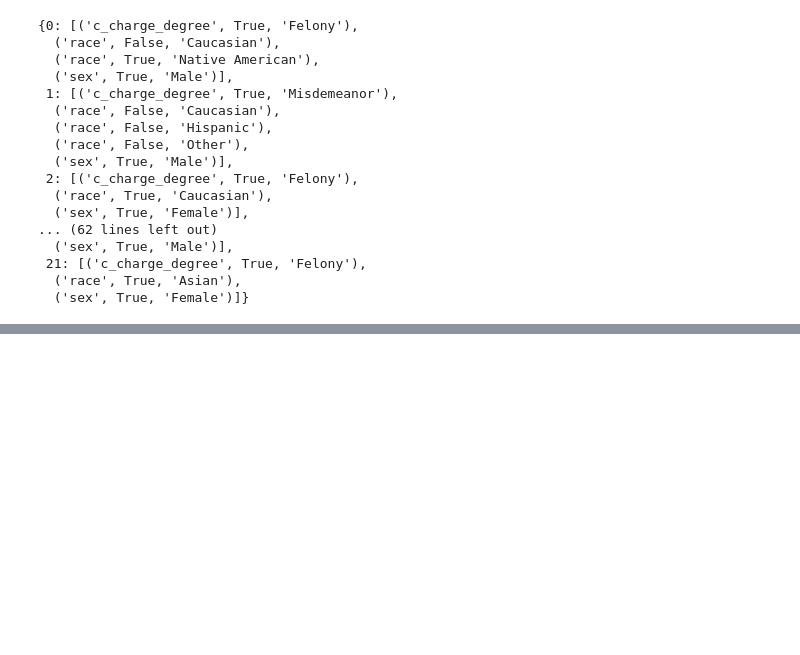
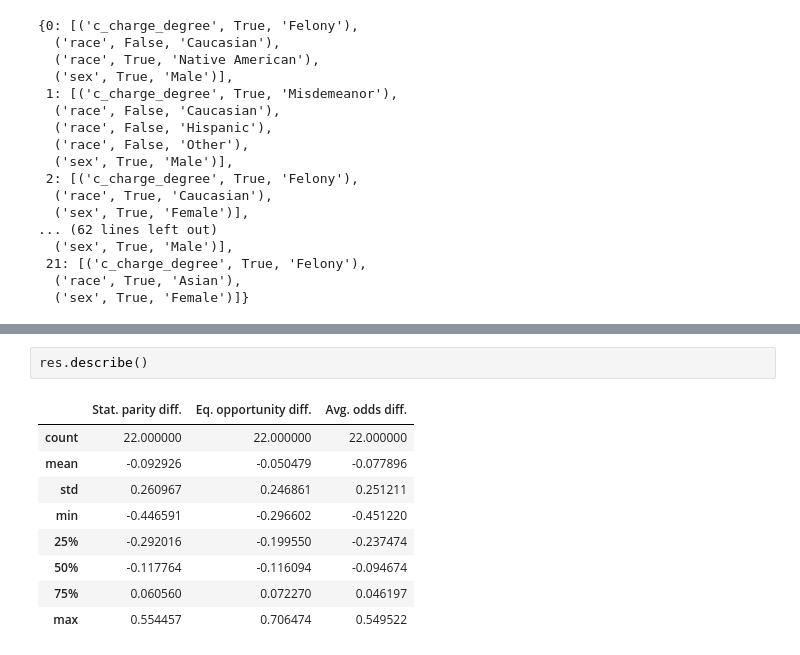
Before and after one commit to jeschaef/ASDF-Dashboard, a Jupyter notebook: notebooks/ClusterExplanation.ipynb, the cells around one changed output, grey strips where cells are left out. Drawn from its saved outputs; the diff is of its cells as text; blank space fills up the shorter version.

```diff
--- a/notebooks/ClusterExplanation.ipynb
+++ b/notebooks/ClusterExplanation.ipynb
@@ -471,0 +473,12 @@ Avg. odds diff.          -0.45075698813495024
+# %%
+res.describe()
+# %% [output]
+|  | Stat. parity diff. | Eq. opportunity diff. | Avg. odds diff. |
+| count | 22.000000 | 22.000000 | 22.000000 |
+| mean | -0.092926 | -0.050479 | -0.077896 |
+| std | 0.260967 | 0.246861 | 0.251211 |
+| min | -0.446591 | -0.296602 | -0.451220 |
+| 25% | -0.292016 | -0.199550 | -0.237474 |
+| 50% | -0.117764 | -0.116094 | -0.094674 |
+| 75% | 0.060560 | 0.072270 | 0.046197 |
+| max | 0.554457 | 0.706474 | 0.549522 |
```
Also changed, not shown: parts of 3 cells of this notebook, 1 other file.
